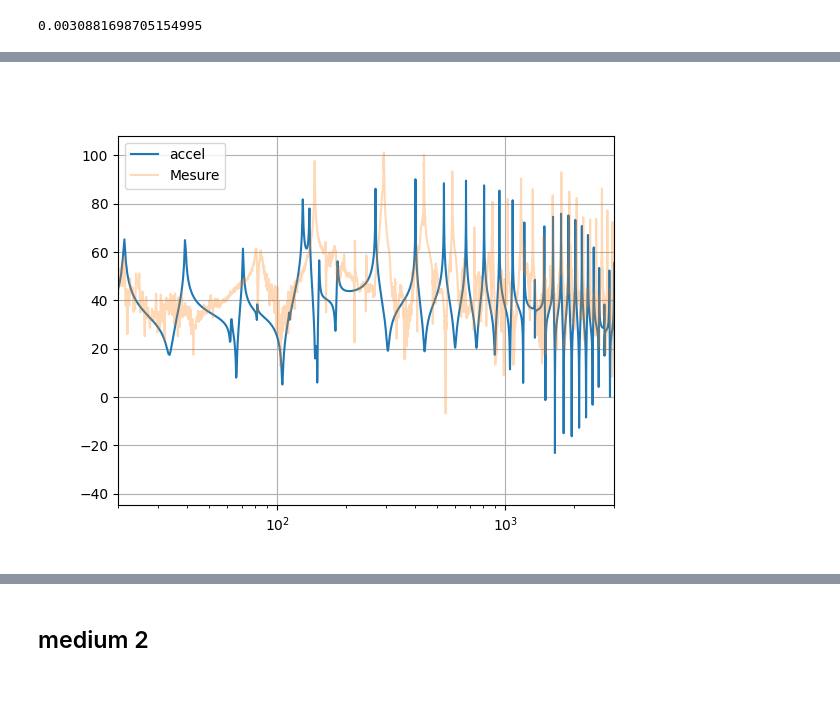
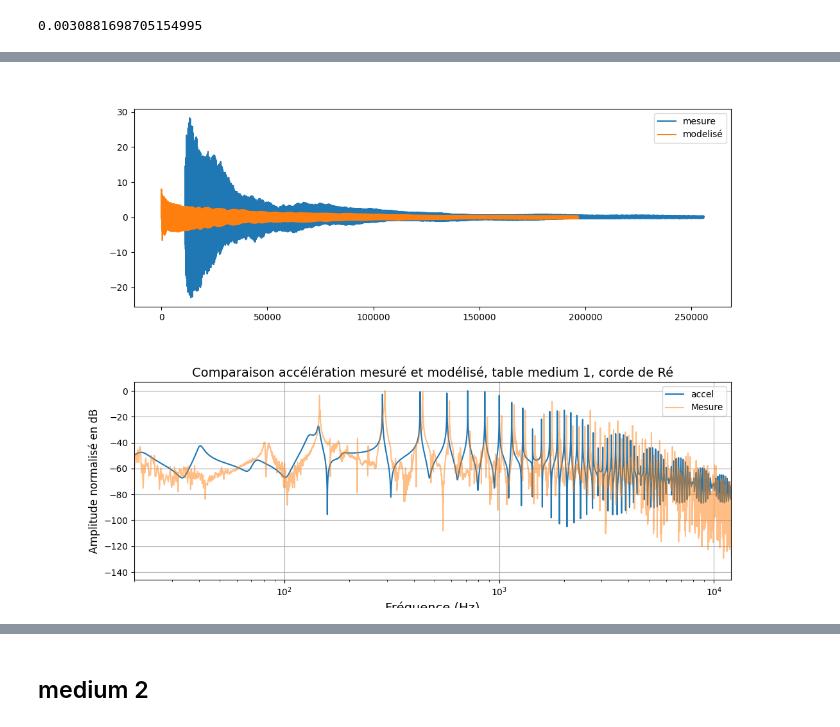
Before and after one commit to peladeaucome/ATIAM-PAM-AnalyseInstruments, a Jupyter notebook: Data/création_Dataset.ipynb, the cells around one changed output, grey strips where cells are left out. Drawn from its saved outputs; the diff is of its cells as text; code cells hidden in the pictures; blank space fills up the shorter version.

```diff
--- a/Data/création_Dataset.ipynb
+++ b/Data/création_Dataset.ipynb
@@ -25,7 +25,7 @@ N_sample, param_dataset, xinB = param_Dataset(N_sample=10,
 0.0030881698705154995
 # %%
 T,rho_l,L,B,h,E_nu,rhoT,Lx,Ly = param_dataset[0]
-Q = f.Main(T,rho_l,L,B,h,E_nu,rhoT,Lx,Ly,xinB,Fe)
+Q,Q_pos, F= f.Main(T,rho_l,L,B,h,E_nu,rhoT,Lx,Ly,xinB,Fe)
 display(Audio(Q,rate=Fe))  ## article
 # %% [output]
 [interactive output not drawn]
@@ -50,28 +52,43 @@ import numpy as np
 Nfft = len(acc)
 Y2 = np.fft.rfft(acc, Nfft)
 fy2 = np.fft.rfftfreq(Nfft,1/fs2)
+# %%
+plt.figure(figsize=(12,4))
+plt.plot(acc,label='mesure')
+plt.plot(Q,label='modelisé')
+plt.legend()
+plt.show()
+# %% [output]
+[figure, added]
 # %%
 
-Q_f = np.fft.rfft(Q)
-#F_f = np.fft.rfft(F)
+Q_f = np.fft.rfft(Q_pos)
+Q_f2 = np.fft.rfft(Q)
+
+F_f1 = np.fft.rfft(F)
 #F_f2 = np.fft.rfft(F_2)
 
-freq = np.fft.rfftfreq(len(Q)) * Fe
+freq = np.fft.rfftfreq(len(Q_pos)) * Fe
 
 import matplotlib.pyplot as plt
 %matplotlib widget
 
-plt.figure()
-plt.semilogx(freq,20*np.log10(np.abs(Q_f)),label='accel')
-#plt.semilogx(freq,20*np.log10(np.abs(F_f)/np.max(np.abs(F_f))),label='Force_corde')
+plt.figure(figsize=(12,4))
+#plt.semilogx(freq,20*np.log10(np.abs(Q_f)/np.max(np.abs(Q_f))),label='pos')
+plt.semilogx(freq,20*np.log10(np.abs(Q_f2)/np.max(np.abs(Q_f2))),label='accel')
+
+#plt.semilogx(freq,20*np.log10(np.abs(F_f1)/np.max(np.abs(F_f1))),label='Force_corde')
 #plt.semilogx(freq,20*np.log10(np.abs(F_f2)/np.max(np.abs(F_f2))),label='Force_table')
 #plt.semilogx(freq,20*np.log10(np.abs(F_f2 / F_f)),label='Force dif')
 
-plt.semilogx(fy2, 20*np.log10(np.abs(Y2)),label='Mesure',alpha = 0.3)
+plt.semilogx(fy2, 20*np.log10(np.abs(Y2)/np.max(np.abs(Y2))),label='Mesure',alpha = 0.5)
 
-plt.xlim(20,3000)
+plt.xlim(20,12000)
 plt.legend()
+plt.title("Comparaison accélération mesuré et modélisé, table medium 1, corde de Ré",size=14)
+plt.xlabel("Fréquence (Hz)",size=14)
+plt.ylabel("Amplitude normalisé en dB",size=12)
 plt.grid()
 plt.show()
 # %% [output]
-[figure, old version]
+[figure, new version]
```
Also changed, not shown: parts of 2 cells of this notebook, 5 other files.
